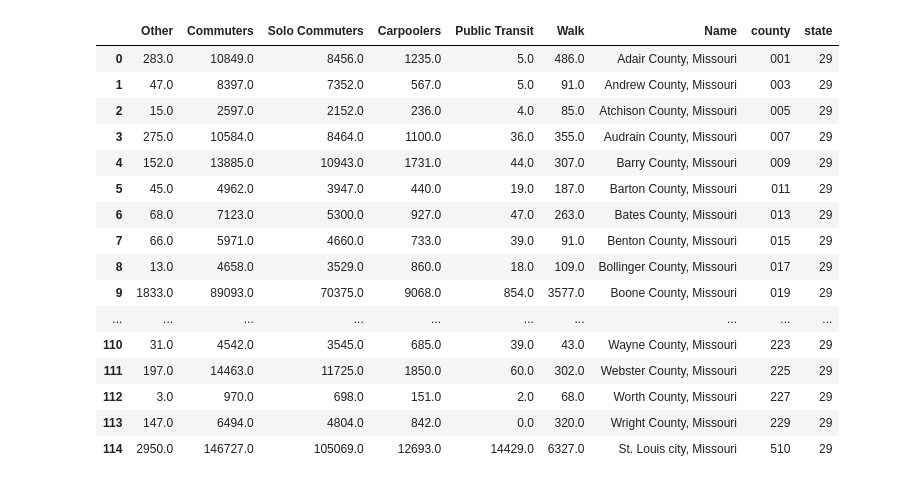
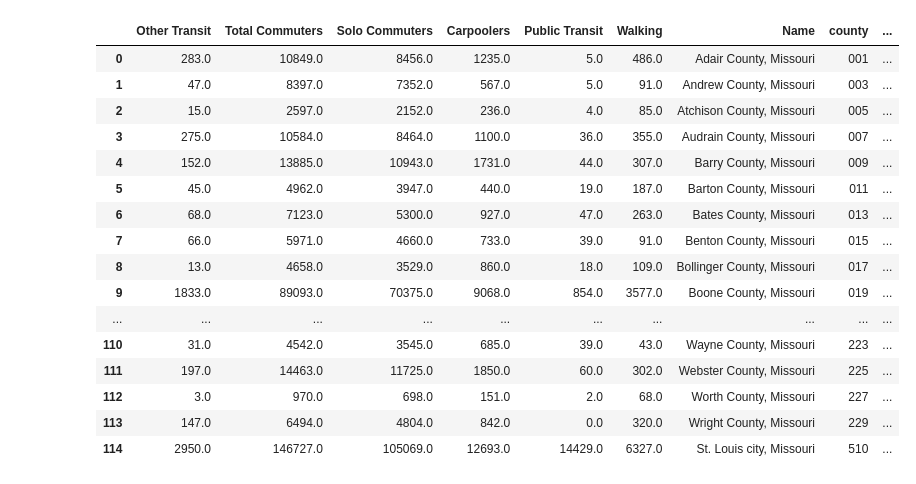
Before and after one commit to Ampwy5/Project1Git-, a Jupyter notebook: Commuter/Census_Commuter.ipynb, the cells around one changed output. Saved outputs shown, nothing was run; the diff lists cells and outputs as text; code cells hidden in the pictures.

```diff
--- a/Commuter/Census_Commuter.ipynb
+++ b/Commuter/Census_Commuter.ipynb
@@ -13,39 +18,42 @@ c = Census(api_key, year=2016)
 # %%
+#get commute type data per county in MO
 commute_type_data = c.acs5.state_county(('NAME', 'B08301_001E',
                                          'B08301_003E',
                                          'B08301_004E',
                                          'B08301_010E',
                                          'B08301_019E',
                                          'B08101_041E'), states.MO.fips, Census.ALL)
-commute_type_data
 
-commute_type_pd = pd.DataFrame(commute_type_data)
-
-commute_type_pd = commute_type_pd.rename(columns={"B08301_001E": "Commuters",
+#convert to data frame
+commute_type_df = pd.DataFrame(commute_type_data)
+#rename columns
+commute_type_df = commute_type_df.rename(columns={"B08301_001E": "Total Commuters",
                                                   "B08301_003E": "Solo Commuters",
                                                   "B08301_004E": "Carpoolers",
                                                   "B08301_010E": "Public Transit",
-                                                  "B08301_019E": "Walk",
-                                                  "B08101_041E": "Other",
+                                                  "B08301_019E": "Walking",
+                                                  "B08101_041E": "Other Transit",
                                                   "NAME": "Name"})
-pd.options.display.max_rows = 999999
-commute_type_pd
+
+#show entire data frame
+pd.options.display.max_rows = 200
+commute_type_df
 # %% [output]
-|  | Other | Commuters | Solo Commuters | Carpoolers | Public Transit | Walk | Name | county | state |
-| 0 | 283.0 | 10849.0 | 8456.0 | 1235.0 | 5.0 | 486.0 | Adair County, Missouri | 001 | 29 |
-| 1 | 47.0 | 8397.0 | 7352.0 | 567.0 | 5.0 | 91.0 | Andrew County, Missouri | 003 | 29 |
-| 2 | 15.0 | 2597.0 | 2152.0 | 236.0 | 4.0 | 85.0 | Atchison County, Missouri | 005 | 29 |
-| 3 | 275.0 | 10584.0 | 8464.0 | 1100.0 | 36.0 | 355.0 | Audrain County, Missouri | 007 | 29 |
-| 4 | 152.0 | 13885.0 | 10943.0 | 1731.0 | 44.0 | 307.0 | Barry County, Missouri | 009 | 29 |
-| 5 | 45.0 | 4962.0 | 3947.0 | 440.0 | 19.0 | 187.0 | Barton County, Missouri | 011 | 29 |
-| 6 | 68.0 | 7123.0 | 5300.0 | 927.0 | 47.0 | 263.0 | Bates County, Missouri | 013 | 29 |
-| 7 | 66.0 | 5971.0 | 4660.0 | 733.0 | 39.0 | 91.0 | Benton County, Missouri | 015 | 29 |
-| 8 | 13.0 | 4658.0 | 3529.0 | 860.0 | 18.0 | 109.0 | Bollinger County, Missouri | 017 | 29 |
-| 9 | 1833.0 | 89093.0 | 70375.0 | 9068.0 | 854.0 | 3577.0 | Boone County, Missouri | 019 | 29 |
+|  | Other Transit | Total Commuters | Solo Commuters | Carpoolers | Public Transit | Walking | Name | county | ... |
+| 0 | 283.0 | 10849.0 | 8456.0 | 1235.0 | 5.0 | 486.0 | Adair County, Missouri | 001 | ... |
+| 1 | 47.0 | 8397.0 | 7352.0 | 567.0 | 5.0 | 91.0 | Andrew County, Missouri | 003 | ... |
+| 2 | 15.0 | 2597.0 | 2152.0 | 236.0 | 4.0 | 85.0 | Atchison County, Missouri | 005 | ... |
+| 3 | 275.0 | 10584.0 | 8464.0 | 1100.0 | 36.0 | 355.0 | Audrain County, Missouri | 007 | ... |
+| 4 | 152.0 | 13885.0 | 10943.0 | 1731.0 | 44.0 | 307.0 | Barry County, Missouri | 009 | ... |
+| 5 | 45.0 | 4962.0 | 3947.0 | 440.0 | 19.0 | 187.0 | Barton County, Missouri | 011 | ... |
+| 6 | 68.0 | 7123.0 | 5300.0 | 927.0 | 47.0 | 263.0 | Bates County, Missouri | 013 | ... |
+| 7 | 66.0 | 5971.0 | 4660.0 | 733.0 | 39.0 | 91.0 | Benton County, Missouri | 015 | ... |
+| 8 | 13.0 | 4658.0 | 3529.0 | 860.0 | 18.0 | 109.0 | Bollinger County, Missouri | 017 | ... |
+| 9 | 1833.0 | 89093.0 | 70375.0 | 9068.0 | 854.0 | 3577.0 | Boone County, Missouri | 019 | ... |
 | ... | ... | ... | ... | ... | ... | ... | ... | ... | ... |
-| 110 | 31.0 | 4542.0 | 3545.0 | 685.0 | 39.0 | 43.0 | Wayne County, Missouri | 223 | 29 |
-| 111 | 197.0 | 14463.0 | 11725.0 | 1850.0 | 60.0 | 302.0 | Webster County, Missouri | 225 | 29 |
-| 112 | 3.0 | 970.0 | 698.0 | 151.0 | 2.0 | 68.0 | Worth County, Missouri | 227 | 29 |
-| 113 | 147.0 | 6494.0 | 4804.0 | 842.0 | 0.0 | 320.0 | Wright County, Missouri | 229 | 29 |
-| 114 | 2950.0 | 146727.0 | 105069.0 | 12693.0 | 14429.0 | 6327.0 | St. Louis city, Missouri | 510 | 29 |
+| 110 | 31.0 | 4542.0 | 3545.0 | 685.0 | 39.0 | 43.0 | Wayne County, Missouri | 223 | ... |
+| 111 | 197.0 | 14463.0 | 11725.0 | 1850.0 | 60.0 | 302.0 | Webster County, Missouri | 225 | ... |
+| 112 | 3.0 | 970.0 | 698.0 | 151.0 | 2.0 | 68.0 | Worth County, Missouri | 227 | ... |
+| 113 | 147.0 | 6494.0 | 4804.0 | 842.0 | 0.0 | 320.0 | Wright County, Missouri | 229 | ... |
+| 114 | 2950.0 | 146727.0 | 105069.0 | 12693.0 | 14429.0 | 6327.0 | St. Louis city, Missouri | 510 | ... |
 # %%
```
Also changed, not shown: parts of 8 cells of this notebook, 3 other files.
